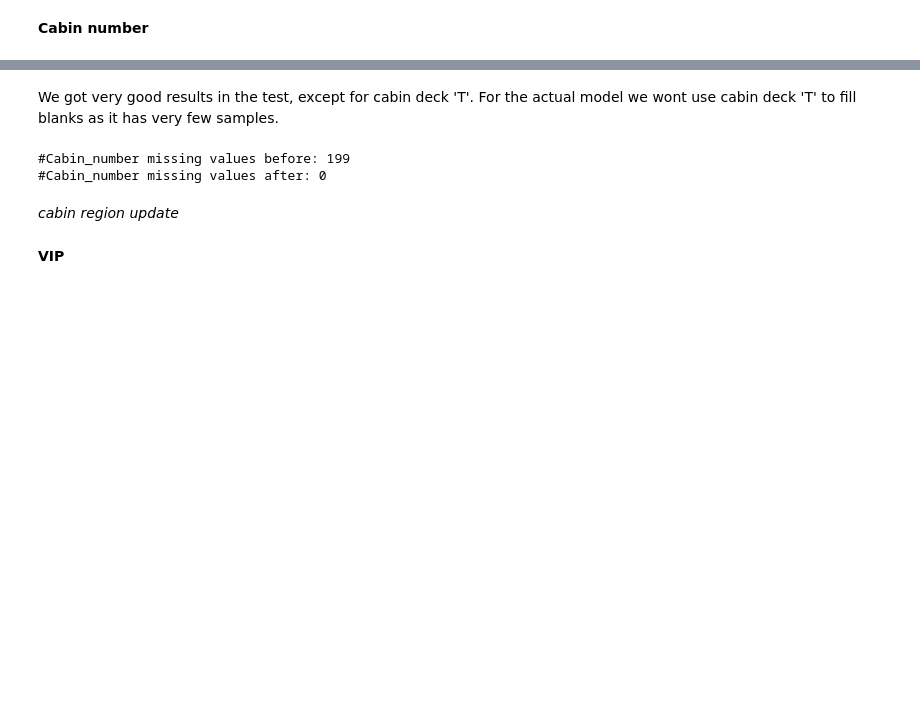
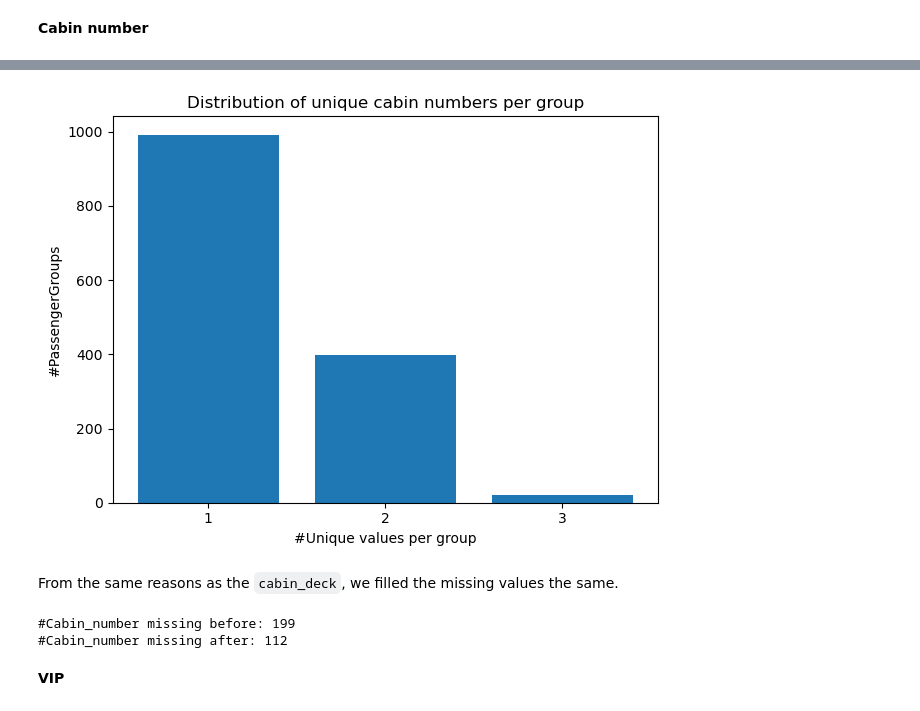
Before and after one commit to YarinArava/SpaceShipTitanic_FinalProject, a Jupyter notebook: Spaceship_Titanic_corrected.ipynb, the cells around one changed output, grey strips where cells are left out. Saved outputs shown, nothing was run; the diff lists cells and outputs as text; code cells hidden in the pictures; blank space fills up the shorter version.

```diff
--- a/Spaceship_Titanic_corrected.ipynb
+++ b/Spaceship_Titanic_corrected.ipynb
@@ -989,7 +993,7 @@ last_name_counts = df['Last_name'].value_counts()
 df['FamilySize'] = df['Last_name'].map(last_name_counts)
 
 # Unknown surname => no family
-df.loc[df['Last_name'] == 'Unknown', 'FamilySize'] = 0
+df.loc[df['Last_name'] == 'unknown', 'FamilySize'] = 0
 
 # Unique last names => no family
 df.loc[df['FamilySize'] == 1, 'FamilySize'] = 0
@@ -1287,29 +1138,0 @@ MAE: 52.3
-# %% [markdown]
-We got very good results in the test, except for cabin deck 'T'. For the actual model we wont use cabin deck 'T' to fill blanks as it has very few samples.
-# %%
-# Missing values before
-CN_bef=df['Cabin_number'].isna().sum()
-
-# Not using deck T since it has very few samples
-for deck in ['A', 'B', 'C', 'D', 'E', 'F', 'G']:
-    # Features and labels
-    X_CN=df.loc[~(df['Cabin_number'].isna()) & (df['Cabin_deck']==deck),'PassengerGroup']
-    y_CN=df.loc[~(df['Cabin_number'].isna()) & (df['Cabin_deck']==deck),'Cabin_number']
-    X_test_CN=df.loc[(df['Cabin_number'].isna()) & (df['Cabin_deck']==deck),'PassengerGroup']
-
-    # Linear regression
-    model_CN=LinearRegression()
-    model_CN.fit(X_CN.values.reshape(-1, 1), y_CN)
-    preds_CN=model_CN.predict(X_test_CN.values.reshape(-1, 1))
-
-    # Fill missing values with predictions
-    df.loc[(df['Cabin_number'].isna()) & (df['Cabin_deck']==deck),'Cabin_number']=preds_CN.astype(int)
-
-# Print number of missing values left
-print('#Cabin_number missing values before:',CN_bef)
-print('#Cabin_number missing values after:',df['Cabin_number'].isna().sum())
-# %% [output]
-#Cabin_number missing values before: 199
-#Cabin_number missing values after: 0
-# %% [markdown]
-*cabin region update*
@@ -1325,3 +1139,42 @@ df['Cabin_region7']=(df['Cabin_number']>=1800).astype(int)
+# %%
+Group_CN = unique_counts_per_PassengerGroup(df, 'Cabin_number')
+
+plt.bar(Group_CN.index.astype(str), Group_CN.values)
+plt.xlabel('#Unique values per group')
+plt.ylabel('#PassengerGroups')
+plt.title('Distribution of unique cabin numbers per group')
+
+plt.tight_layout()
+plt.show()
+# %% [output]
+[figure, added]
+# %% [markdown]
+From the same reasons as the `cabin_deck`, we filled the missing values the same.
+# %%
+CN_start = df['Cabin_number'].isna().sum()
+
+for _, g in df.groupby('PassengerGroup'):
+
+    if len(g) <= 1:
+        continue
+
+    known_numbers = g['Cabin_number'].dropna().unique()
+
+    # only unambiguous cases
+    if len(known_numbers) != 1:
+        continue
+
+    df.loc[g.index, 'Cabin_number'] = g['Cabin_number'].fillna(known_numbers[0])
+
+print('#Cabin_number missing before:', CN_start)
+print('#Cabin_number missing after:', df['Cabin_number'].isna().sum())
+
+max_cabin_num = max(df['Cabin_number'])
+
+df['Cabin_number'] = df['Cabin_number'].fillna(max_cabin_num + 1) # Fill remaining missing values with max_cabin_num + 1
+# %% [output]
+#Cabin_number missing before: 199
+#Cabin_number missing after: 112
 # %% [markdown]
 **VIP**
 # %% [markdown]
```
Also changed, not shown: parts of 36 cells of this notebook, 1 other file.
